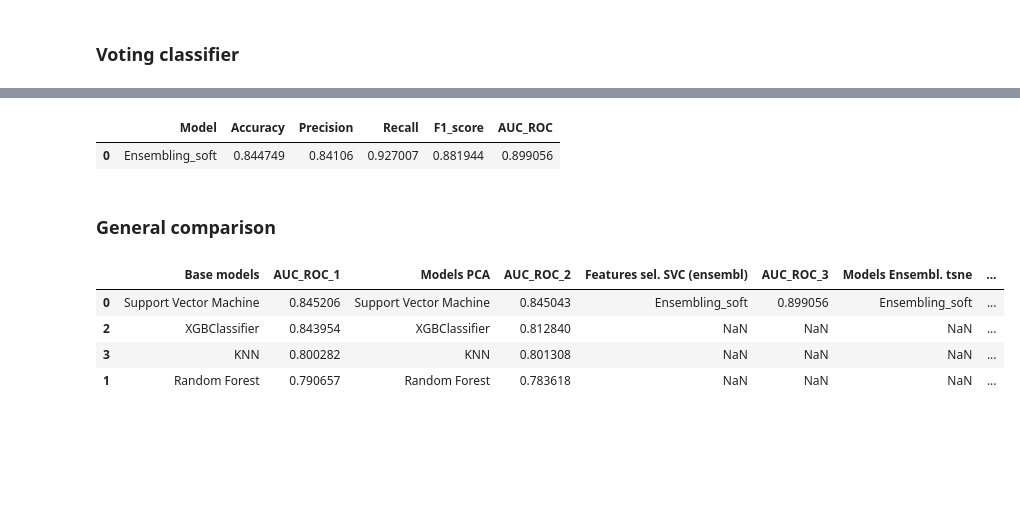
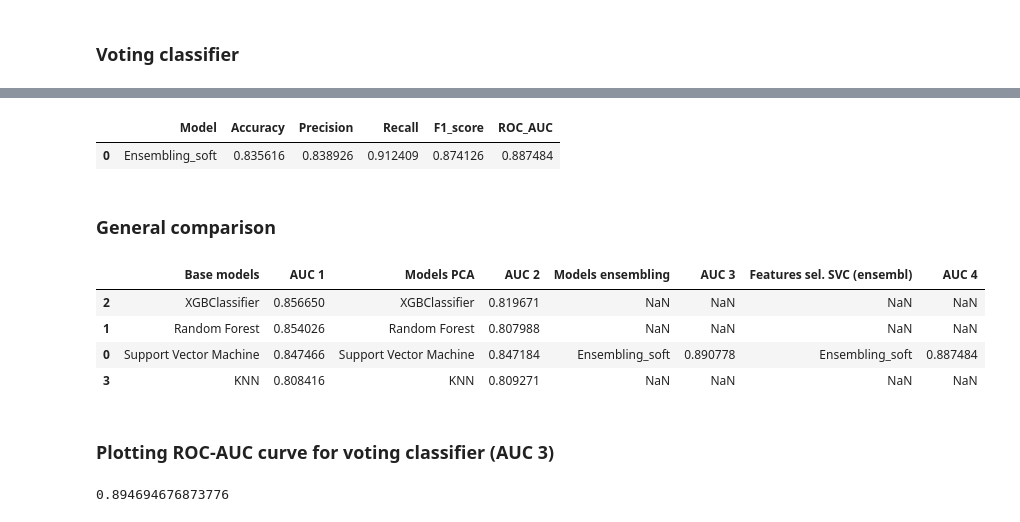
Before and after one commit to StefanPushkov/TestDocker, a Jupyter notebook: jupyter/ClassicML.ipynb, the cells around one changed output, grey strips where cells are left out. Cells and saved outputs as stored; diff of their text form; code cells hidden in the pictures; blank space fills up the shorter version.

```diff
--- a/jupyter/ClassicML.ipynb
+++ b/jupyter/ClassicML.ipynb
@@ -370,17 +404,17 @@ models = [SVC(probability = True), XGBClassifier(), KNeighborsClassifier()]
 
 scoring = ['accuracy', 'precision_macro', 'recall_macro' , 'f1_weighted', 'roc_auc']
 # %%
-models_ens = list(zip(['SVM', 'XGB', 'KNN'], models))
+models_ens = list(zip(['SVM', 'XGB', 'RF'], models))
 model_ens = VotingClassifier(estimators = models_ens, voting = 'soft')
 model_ens.fit(X_train, Y_train)
 pred = model_ens.predict(x_test)
-prob = model_ens.predict_proba(x_test)[:,1]
+prob_voting = model_ens.predict_proba(x_test)[:,1]
 
 acc_soft = accuracy_score(y_test, pred)
 prec_soft = precision_score(y_test, pred)
 recall_soft = recall_score(y_test, pred)
 f1_soft = f1_score(y_test, pred)
-roc_auc_soft = roc_auc_score(y_test, prob)
+roc_auc_soft = roc_auc_score(y_test, prob_voting)
 # %%
 models_ensembling = pd.DataFrame({
     'Model'       : ['Ensembling_soft'],
@@ -388,8 +422,8 @@ models_ensembling = pd.DataFrame({
     'Precision'   : [prec_soft],
     'Recall'      : [recall_soft],
     'F1_score'    : [f1_soft],
-    'AUC_ROC'     : [roc_auc_soft],
-    }, columns = ['Model', 'Accuracy', 'Precision', 'Recall', 'F1_score', 'AUC_ROC'])
+    'ROC_AUC'     : [roc_auc_soft],
+    }, columns = ['Model', 'Accuracy', 'Precision', 'Recall', 'F1_score', 'ROC_AUC'])
 
-models_ensembling.sort_values(by='AUC_ROC', ascending=False)
+models_ensembling.sort_values(by='ROC_AUC', ascending=False)
 # %% [output]
@@ -412,5 +446,5 @@ x_test_svc.shape
 # %%
-models = [SVC(probability = True), XGBClassifier(), KNeighborsClassifier()]
+models = [SVC(probability = True), XGBClassifier(), RandomForestClassifier()]
 
 scoring = ['accuracy', 'precision_macro', 'recall_macro' , 'f1_weighted', 'roc_auc']
 # %%
@@ -432,31 +466,41 @@ models_ensembling_features_svc = pd.DataFrame({
     'Precision'   : [prec_soft],
     'Recall'      : [recall_soft],
     'F1_score'    : [f1_soft],
-    'AUC_ROC'     : [roc_auc_soft],
-    }, columns = ['Model', 'Accuracy', 'Precision', 'Recall', 'F1_score', 'AUC_ROC'])
+    'ROC_AUC'     : [roc_auc_soft],
+    }, columns = ['Model', 'Accuracy', 'Precision', 'Recall', 'F1_score', 'ROC_AUC'])
 
-models_ensembling_features_svc.sort_values(by='AUC_ROC', ascending=False)
+models_ensembling_features_svc.sort_values(by='ROC_AUC', ascending=False)
 # %% [output]
-|  | Model | Accuracy | Precision | Recall | F1_score | AUC_ROC |
-| 0 | Ensembling_soft | 0.844749 | 0.84106 | 0.927007 | 0.881944 | 0.899056 |
+|  | Model | Accuracy | Precision | Recall | F1_score | ROC_AUC |
+| 0 | Ensembling_soft | 0.835616 | 0.838926 | 0.912409 | 0.874126 | 0.887484 |
 # %% [markdown]
 ### General comparison
 # %%
-model_general = pd.concat([models_initial['Model'], models_initial['AUC_ROC'],
-                           models_pca['Model'], models_pca['AUC_ROC'],
-                           models_ensembling_features_svc['Model'], models_ensembling_features_svc['AUC_ROC'],
-                           models_ensembling_tsne['Model'], models_ensembling_tsne['AUC_ROC']]
+model_general = pd.concat([models_initial['Model'], models_initial['ROC_AUC'],
+                           models_pca['Model'], models_pca['ROC_AUC'],
+                           models_ensembling['Model'], models_ensembling['ROC_AUC'],
+                           models_ensembling_features_svc['Model'], models_ensembling_features_svc['ROC_AUC']
+                           ]
                           , axis=1)
 
-model_general.columns = ['Base models', 'AUC_ROC_1',
-                         'Models PCA', 'AUC_ROC_2',
-                        'Features sel. SVC (ensembl)', 'AUC_ROC_3',
-                         'Models Ensembl. tsne', 'AUC_ROC_4']
+model_general.columns = ['Base models', 'AUC 1',
+                         'Models PCA', 'AUC 2',
+                         'Models ensembling', 'AUC 3',
+                        'Features sel. SVC (ensembl)', 'AUC 4']
 
-model_general.sort_values(by='AUC_ROC_1', ascending=False)
+model_general.sort_values(by='AUC 1', ascending=False)
 # %% [output]
-|  | Base models | AUC_ROC_1 | Models PCA | AUC_ROC_2 | Features sel. SVC (ensembl) | AUC_ROC_3 | Models Ensembl. tsne | ... |
-| 0 | Support Vector Machine | 0.845206 | Support Vector Machine | 0.845043 | Ensembling_soft | 0.899056 | Ensembling_soft | ... |
-| 2 | XGBClassifier | 0.843954 | XGBClassifier | 0.812840 | NaN | NaN | NaN | ... |
-| 3 | KNN | 0.800282 | KNN | 0.801308 | NaN | NaN | NaN | ... |
-| 1 | Random Forest | 0.790657 | Random Forest | 0.783618 | NaN | NaN | NaN | ... |
+|  | Base models | AUC 1 | Models PCA | AUC 2 | Models ensembling | AUC 3 | Features sel. SVC (ensembl) | AUC 4 |
+| 2 | XGBClassifier | 0.856650 | XGBClassifier | 0.819671 | NaN | NaN | NaN | NaN |
+| 1 | Random Forest | 0.854026 | Random Forest | 0.807988 | NaN | NaN | NaN | NaN |
+| 0 | Support Vector Machine | 0.847466 | Support Vector Machine | 0.847184 | Ensembling_soft | 0.890778 | Ensembling_soft | 0.887484 |
+| 3 | KNN | 0.808416 | KNN | 0.809271 | NaN | NaN | NaN | NaN |
+# %% [markdown]
+### Plotting ROC-AUC curve for voting classifier (AUC 3)
+# %%
+from sklearn.metrics import roc_curve, auc
+false_positive_rate, true_positive_rate, thresholds = roc_curve(y_test, prob_voting)
+roc_auc = auc(false_positive_rate, true_positive_rate)
+roc_auc
+# %% [output]
+0.894694676873776
```
Also changed, not shown: parts of 37 cells of this notebook, 5 other files.
